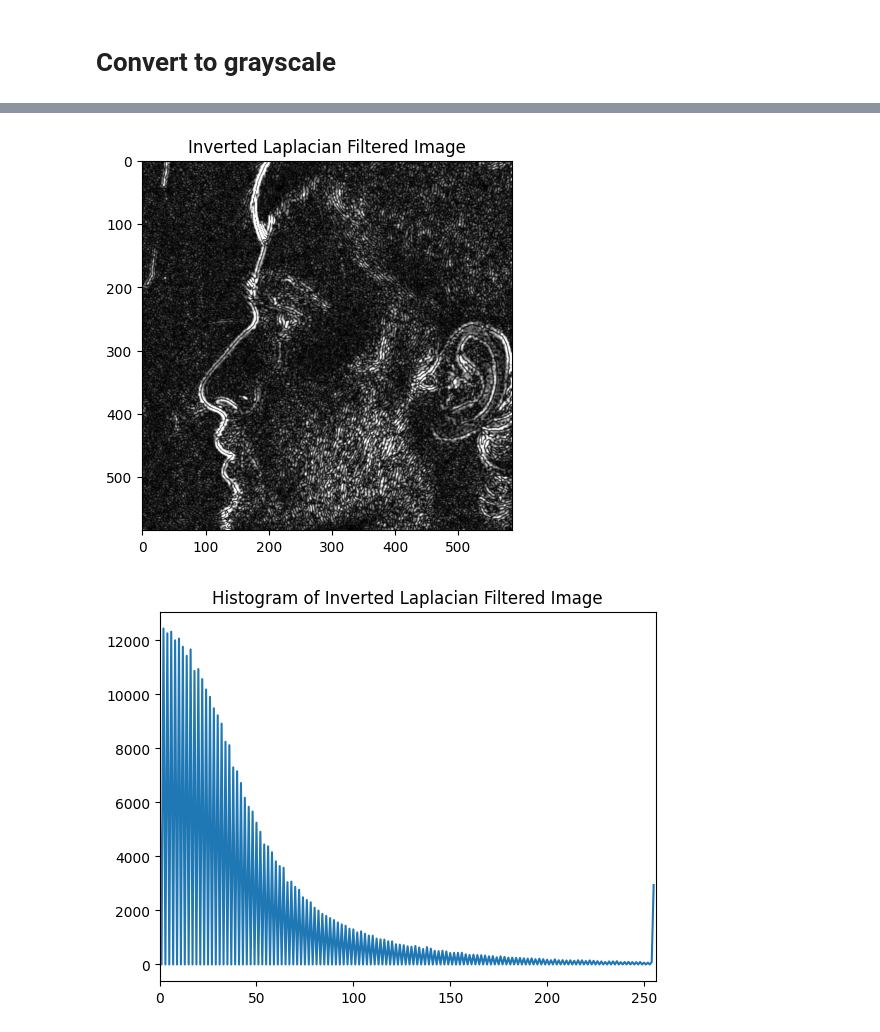
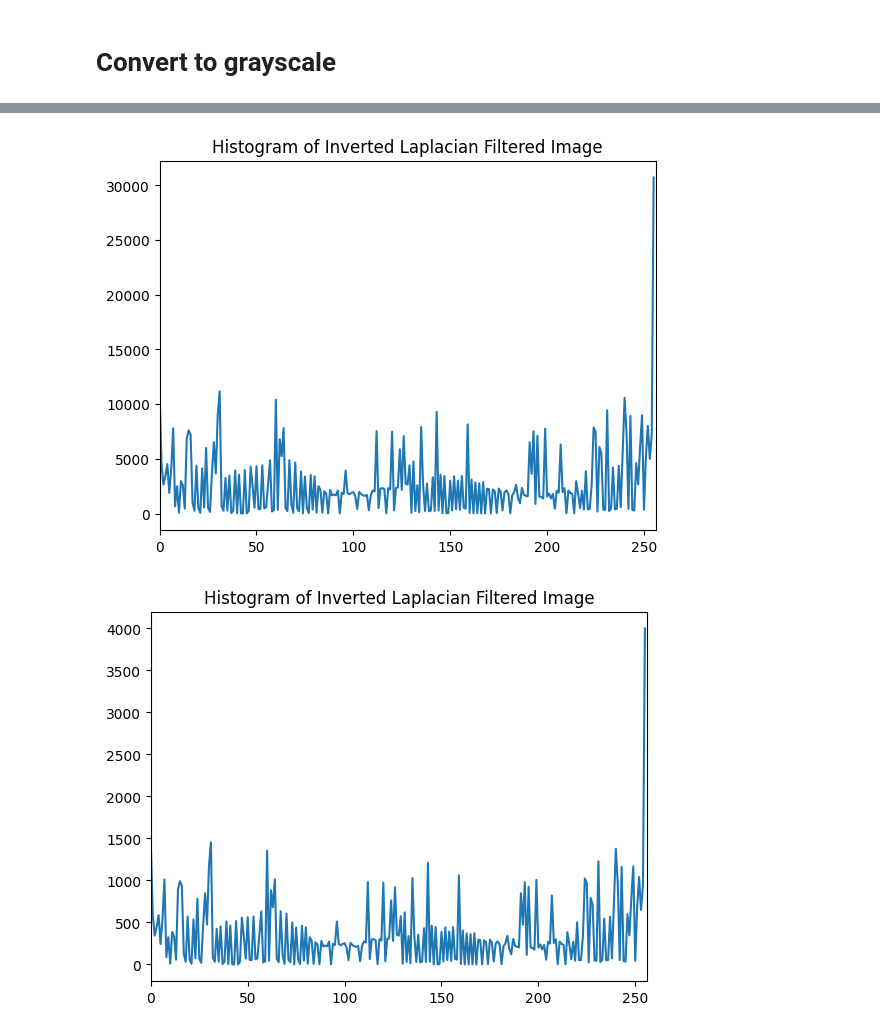
Before and after one commit to jashwanth0712/profile-face-Identification, a Jupyter notebook: preprocessing/jobbah.ipynb, the cells around one changed output, grey strips where cells are left out. Drawn from its saved outputs; the diff is of its cells as text; code cells hidden in the pictures.

```diff
--- a/preprocessing/jobbah.ipynb
+++ b/preprocessing/jobbah.ipynb
@@ -77,24 +80,23 @@ plt.show()
-# %%
-# geometric feature extraction
-gray_img = cv2.GaussianBlur(gray_img, (5, 5), 0)
-
-
-# Apply the Laplacian filter
-dest = cv2.Laplacian(gray_img, cv2.CV_16S, ksize=5)
-# Invert the black and white colors of the filtered image
-abs_dest = cv2.convertScaleAbs(dest)
-
-# Display the inverted filtered image
-plt.imshow(abs_dest, cmap="gray")
-plt.title('Inverted Laplacian Filtered Image')
-plt.show()
-
-# Compute and display the histogram of the inverted filtered image
-hist = cv2.calcHist([abs_dest], [0], None, [256], [0, 256])
-plt.plot(hist)
-plt.xlim([0, 256])
-plt.title('Histogram of Inverted Laplacian Filtered Image')
-plt.show()
-# %% [output]
-[figure, removed]
-[figure, removed]
+# %%
+hist_final = hist+hist1
+plt.plot(hist_final)
+plt.xlim([0, 256])
+plt.title('Histogram of Inverted Laplacian Filtered Image')
+plt.show()
+# %% [output]
+[figure, added]
+# %%
+def normalize_list(input_list):
+    min_val = min(input_list)
+    max_val = max(input_list)
+    output_list = []
+    for val in input_list:
+        normalized_val = (val - min_val) / (max_val - min_val) * 4000
+        output_list.append(normalized_val)
+    return output_list
+plt.plot(normalize_list(hist_final))
+plt.xlim([0, 256])
+plt.title('Histogram of Inverted Laplacian Filtered Image')
+plt.show()
+# %% [output]
+[figure, added]
```
Also changed, not shown: parts of 2 cells of this notebook, 5 other files.
